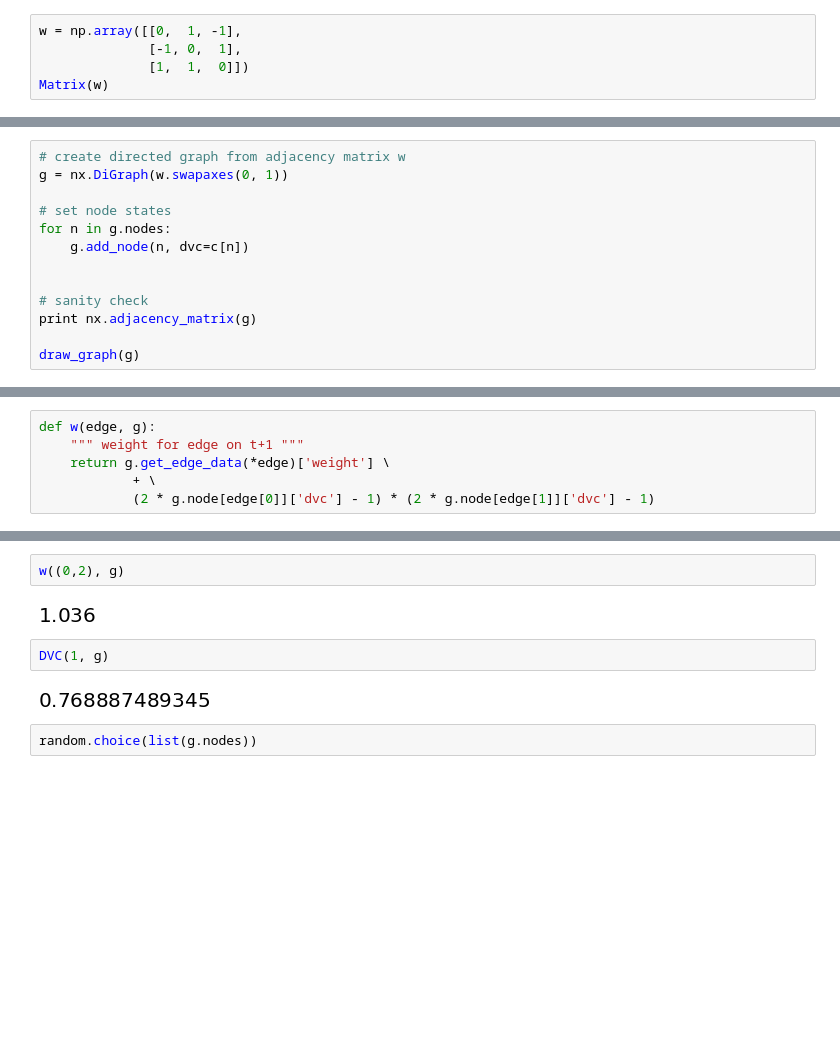
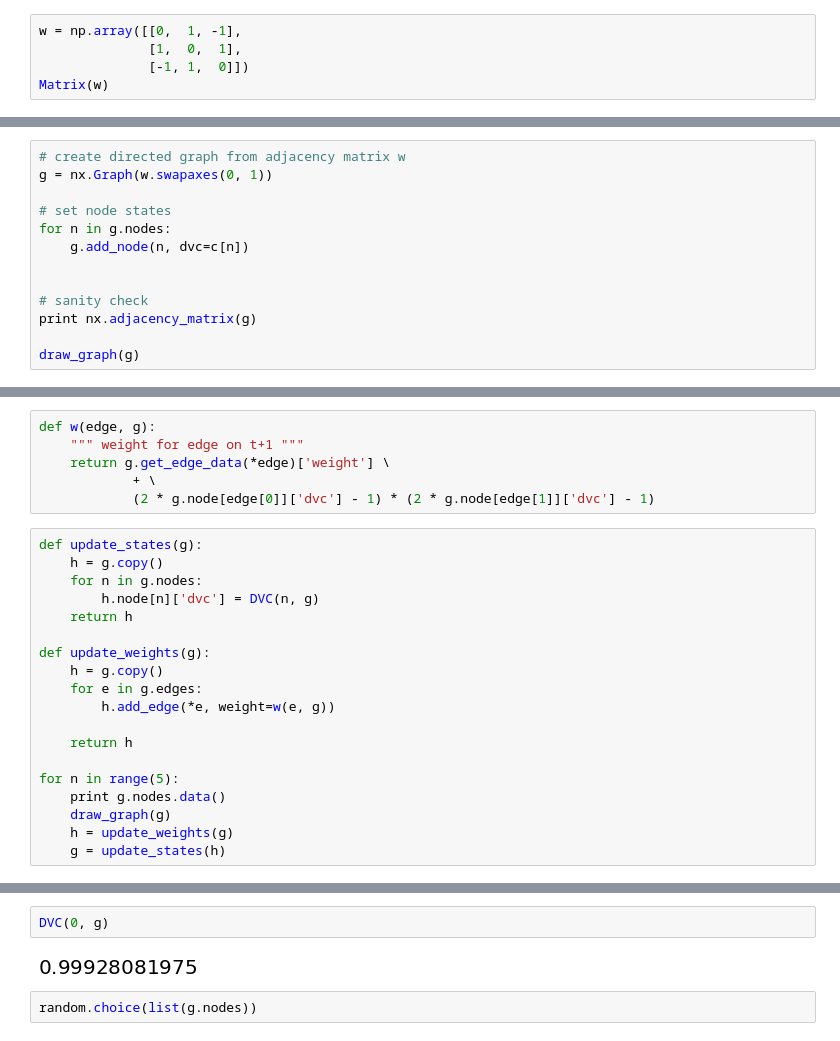
Before and after one commit to CA-Lab/FCM_Niche_Construction, a Jupyter notebook: hopfield.ipynb, the cells around one changed output, grey strips where cells are left out. Cells and saved outputs as stored; diff of their text form; blank space fills up the shorter version.

```diff
--- a/hopfield.ipynb
+++ b/hopfield.ipynb
@@ -30,7 +30,7 @@ Matrix([c, ])
 $$\left[\begin{matrix}0.32 & 0.4 & 0.45\end{matrix}\right]$$
 # %%
 w = np.array([[0,  1, -1],
-              [-1, 0,  1],
-              [1,  1,  0]])
+              [1,  0,  1],
+              [-1, 1,  0]])
 Matrix(w)
 # %% [output]
@@ -39,7 +39,7 @@ $$\left[\begin{matrix}0 & 1 & -1\\-1 & 0 & 1\\1 & 1 & 0\end{matrix}\right]$$
 ## Load to NetworkX
 # %%
 # create directed graph from adjacency matrix w
-g = nx.DiGraph(w.swapaxes(0, 1))
+g = nx.Graph(w.swapaxes(0, 1))
 
 # set node states
 for n in g.nodes:
@@ -90,3 +90,22 @@ def w(edge, g):
     return g.get_edge_data(*edge)['weight'] \
             + \
             (2 * g.node[edge[0]]['dvc'] - 1) * (2 * g.node[edge[1]]['dvc'] - 1)
+# %%
+def update_states(g):
+    h = g.copy()
+    for n in g.nodes:
+        h.node[n]['dvc'] = DVC(n, g)
+    return h
+
+def update_weights(g):
+    h = g.copy()
+    for e in g.edges:
+        h.add_edge(*e, weight=w(e, g))
+
+    return h
+
+for n in range(5):
+    print g.nodes.data()
+    draw_graph(g)
+    h = update_weights(g)
+    g = update_states(h)
@@ -93,11 +123,7 @@ def w(edge, g):
 # %%
-w((0,2), g)
+DVC(0, g)
 # %% [output]
-[figure, old version]
+[figure, new version]
-# %%
-DVC(1, g)
-# %% [output]
-[figure, removed]
 # %%
 random.choice(list(g.nodes))
 # %% [output]
```
Also changed, not shown: parts of 3 cells of this notebook.
